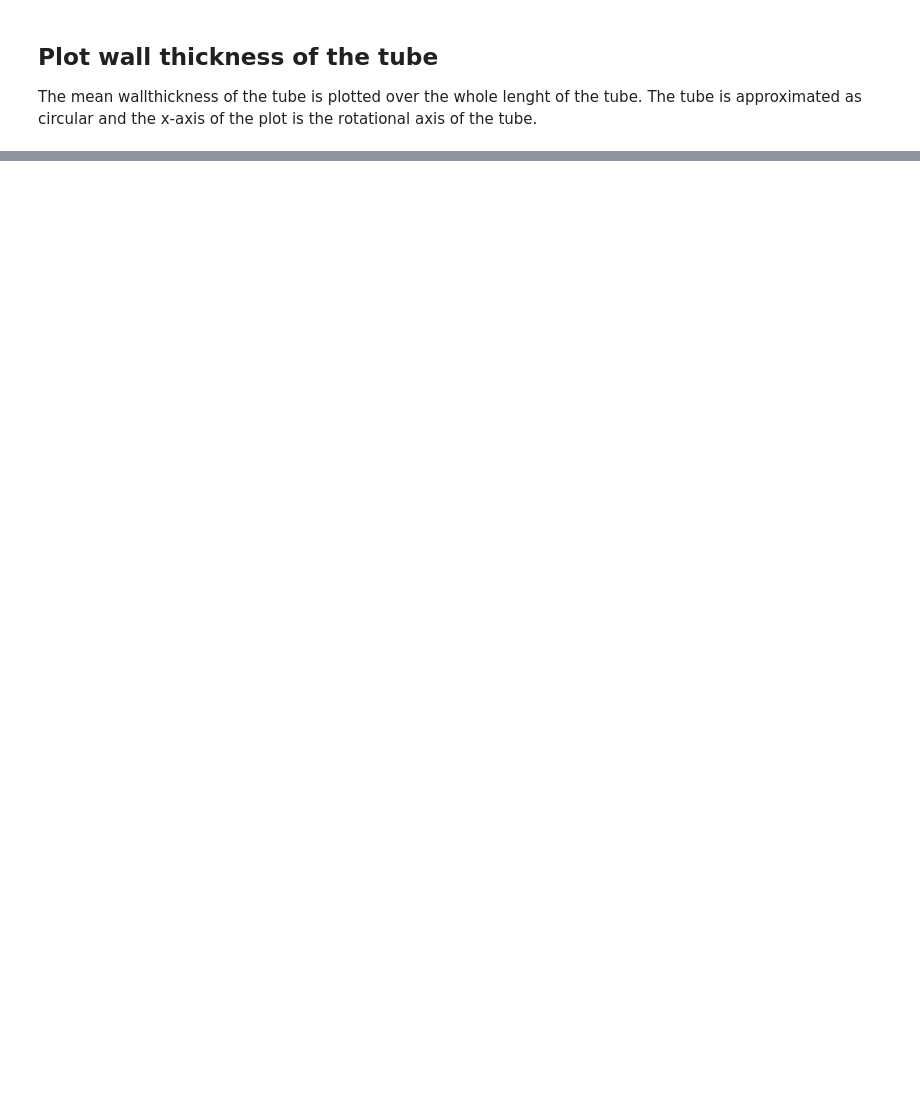
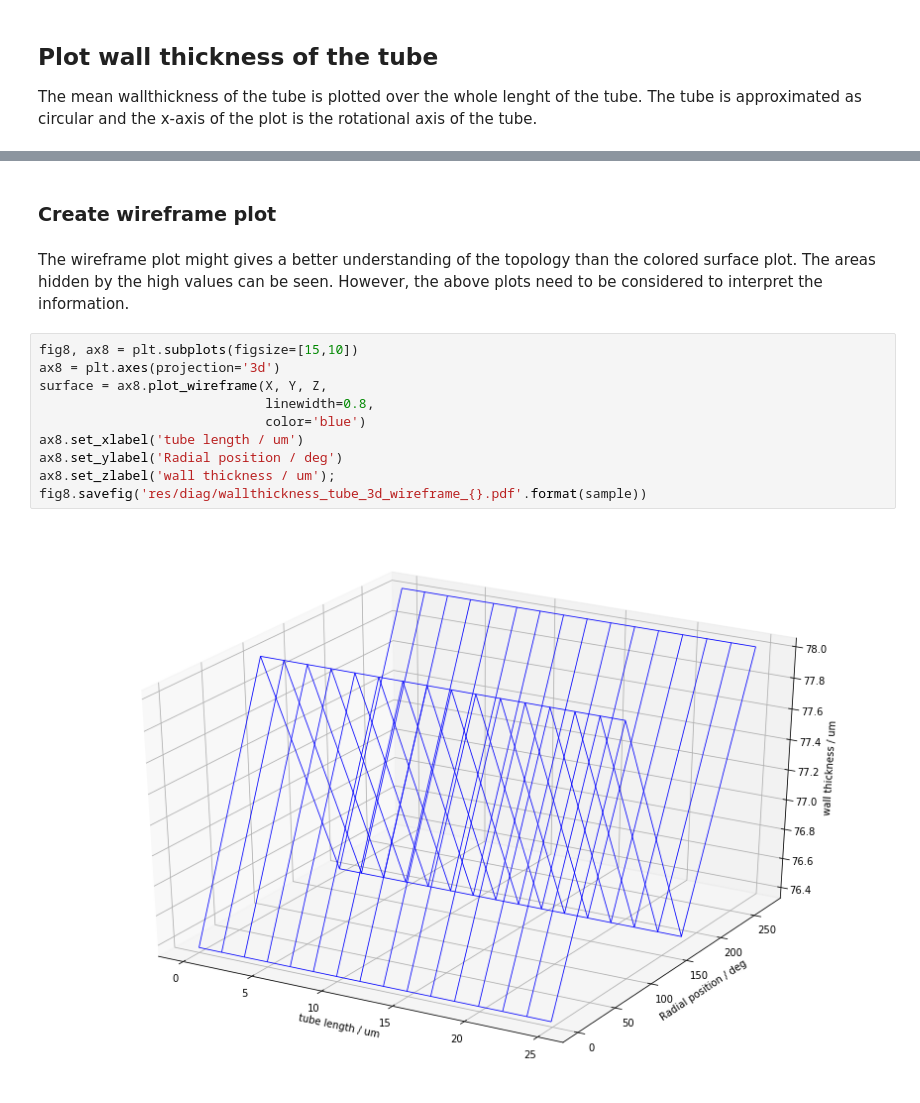
Before and after one commit to refurrer/IGTLab_RetoFurrer_2019, a Jupyter notebook: IGTLab_RetoFurrer_2019.ipynb, the cells around one changed output, grey strips where cells are left out. Drawn from its saved outputs; the diff is of its cells as text; blank space fills up the shorter version.

```diff
--- a/IGTLab_RetoFurrer_2019.ipynb
+++ b/IGTLab_RetoFurrer_2019.ipynb
@@ -448,0 +467,16 @@ fig7.savefig('res/diag/wallthickness_tube_3d_{}.pdf'.format(sample))
+# %% [markdown]
+### Create wireframe plot
+# %% [markdown]
+The wireframe plot might gives a better understanding of the topology than the colored surface plot. The areas hidden by the high values can be seen. However, the above plots need to be considered to interpret the information.
+# %%
+fig8, ax8 = plt.subplots(figsize=[15,10])
+ax8 = plt.axes(projection='3d')
+surface = ax8.plot_wireframe(X, Y, Z,
+                             linewidth=0.8,
+                             color='blue')
+ax8.set_xlabel('tube length / um')
+ax8.set_ylabel('Radial position / deg')
+ax8.set_zlabel('wall thickness / um');
+fig8.savefig('res/diag/wallthickness_tube_3d_wireframe_{}.pdf'.format(sample))
+# %% [output]
+[figure, added]
```
Also changed, not shown: parts of 15 cells of this notebook.
